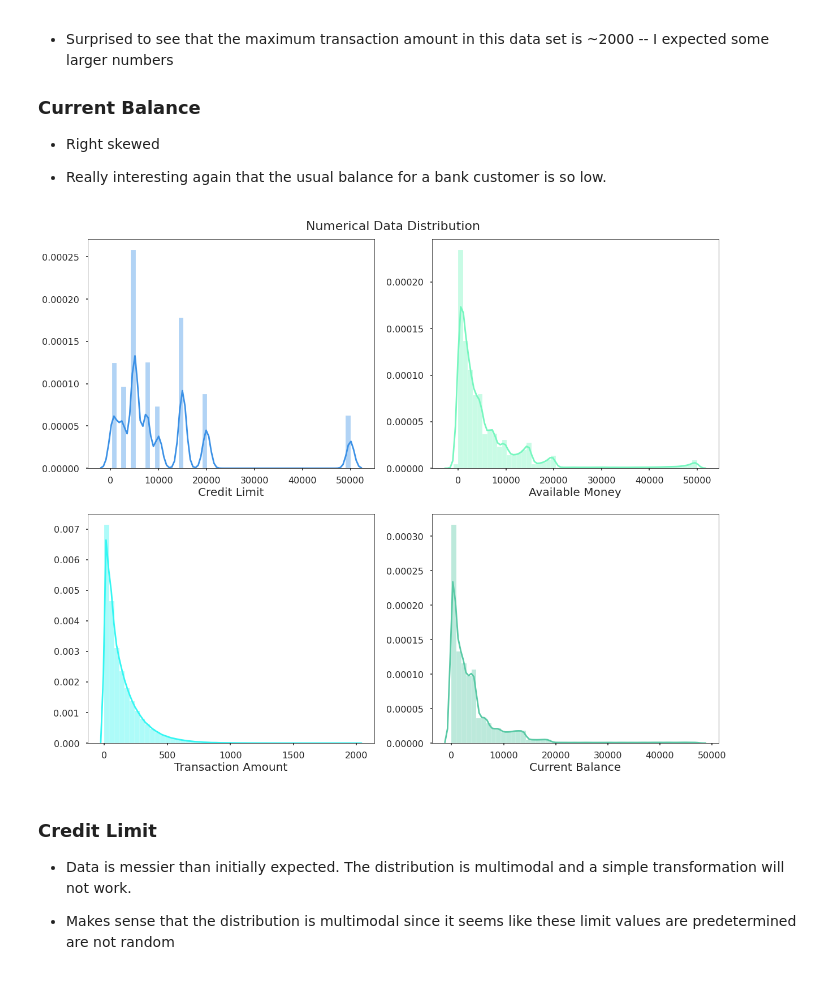
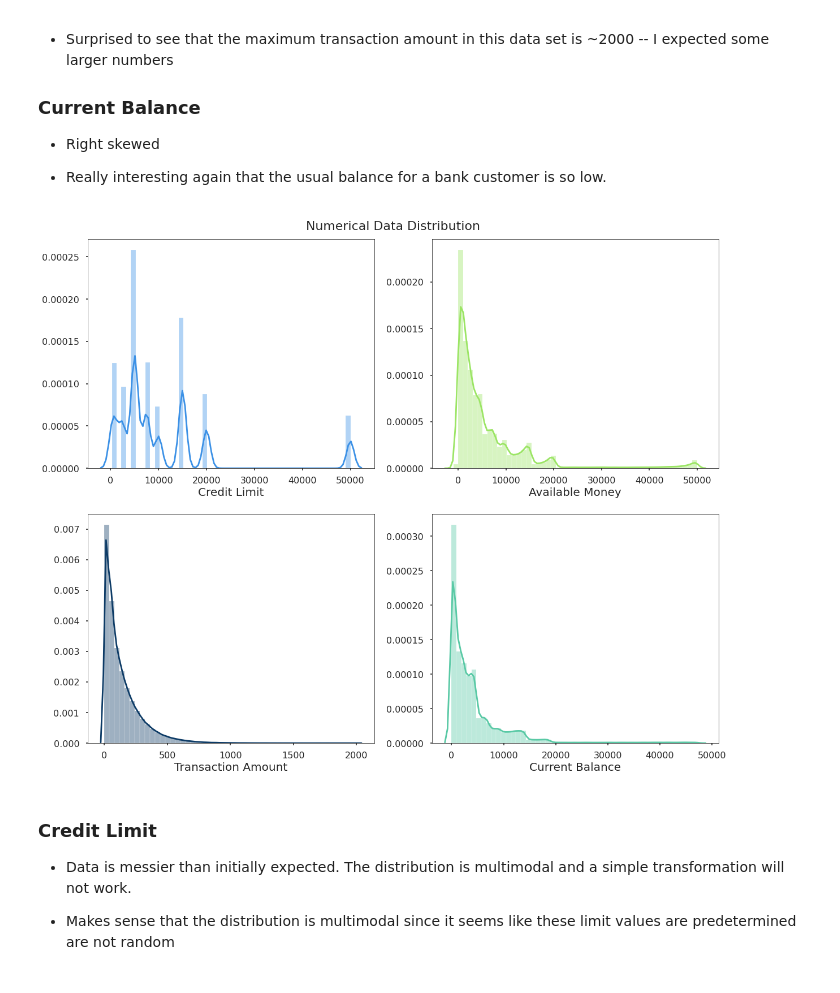
Before and after one commit to jbofill10/C1_Transaction_Data, a Jupyter notebook: Visualizations.ipynb, the cells around one changed output. Saved outputs shown, nothing was run; the diff lists cells and outputs as text; code cells hidden in the pictures.

Commit message:
Improve some visualizations

```diff
--- a/Visualizations.ipynb
+++ b/Visualizations.ipynb
@@ -68,22 +68,22 @@ fig.subplots_adjust(top=0.95)
 # %%
 fig, ax = plt.subplots(nrows=2, ncols=2, figsize=(20,15))
 
 numeric_cols = ['creditLimit', 'availableMoney', 'transactionAmount', 'currentBalance']
 neat_cols = ['Credit Limit', 'Available Money', 'Transaction Amount', 'Current Balance']
-colors = ['#3C91E6', '#76F7BF', '#34F6F2', '#59C9A5']
+colors = ['#3C91E6', '#9BE564', '#0D3B66', '#59C9A5']
 counter = 0
 
 for i in range(2):
     for j in range(2):
         sns.distplot(df[numeric_cols[counter]], ax=ax[i][j], color=colors[counter])
         ax[i][j].set_xlabel(neat_cols[counter], fontsize=20)
         ax[i][j].set_ylabel('')
         counter+=1
 
 fig.suptitle('Numerical Data Distribution', fontsize=22)
 fig.subplots_adjust(top=0.95)
 # %% [output]
-[figure, old version]
+[figure, new version]
 # %% [markdown]
 ### Credit Limit
 * Data is messier than initially expected. The distribution is multimodal and a simple transformation will not work.
```
Also changed, not shown: parts of 3 cells of this notebook, 3 other files.
